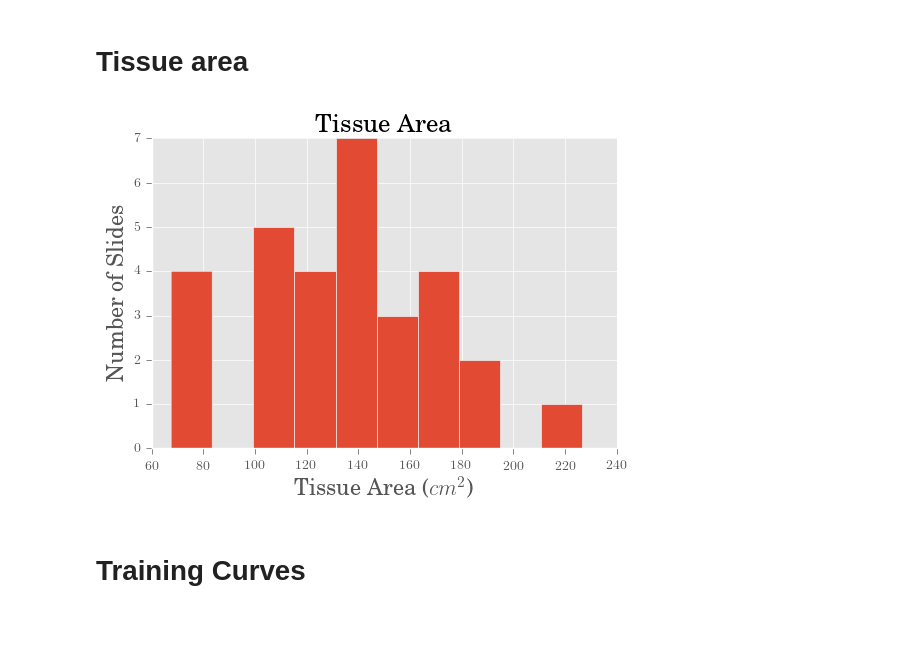
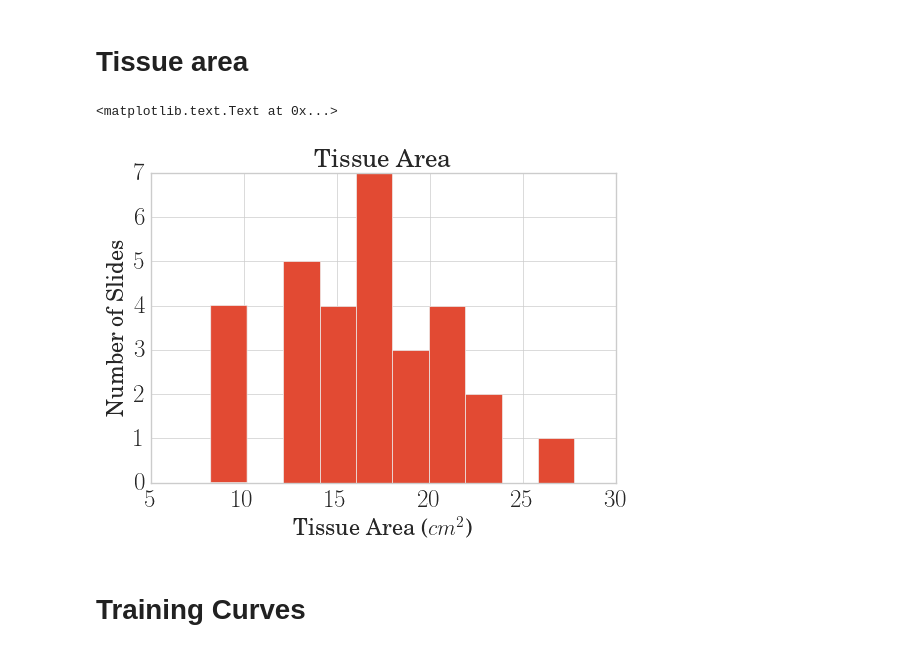
Before and after one commit to BioImageInformatics/histo_seg, a Jupyter notebook: notebooks/plot_logs.ipynb, the cells around one changed output. Drawn from its saved outputs; the diff is of its cells as text; code cells hidden in the pictures; blank space fills up the shorter version.

```diff
--- a/notebooks/plot_logs.ipynb
+++ b/notebooks/plot_logs.ipynb
@@ -9,53 +9,68 @@ import re
 
 import numpy as np
 
+# import seaborn as sns
+
 %matplotlib inline
 from matplotlib import pyplot as plt
 import matplotlib.lines as mlines
+import matplotlib.mlab as mlab
 
 from matplotlib import rc
-plt.style.use('ggplot')
+plt.style.use('seaborn-whitegrid')
 plt.rc('text', usetex=True)
 plt.rc('font', family='serif')
+# %%
+total_time_pattern = r'Processing (?P<slide_id>\d+) done in (?P<slide_time>\d+\.\d+)s'
+fps_pattern = r'(?P<n_tiles>\d+) Tiles preloaded in (?P<load_time>\d+\.\d{3})s CNN finished in (?P<cnn_time>\d+\.\d{3})s'
+# tissue_area_pattern = r'Found (?P<n_tiles>\d+) foreground candidates\nProcessing (?P<res>\d+)x'
+tissue_area_pattern = r'Processing (?P<res>\d+)x\n.+\nUsing (?P<n_tiles>\d+) tile coordinates'
+
+loss_pattern = r"Iteration (?P<iter_num>\d+),.+loss = (?P<loss_val>[+-]?(\d+(\.\d*)?|\.\d+)([eE][+-]?\d+)?)"
+train_iter_pattern = r"Iteration (?P<iter_num>\d+), lr ="
+train_loss_pattern = r"Train net output #\d: loss = (?P<accuracy>[+-]?(\d+(\.\d*)?|\.\d+)([eE][+-]?\d+)?)"
+test_pattern = [r"Iteration (?P<iter_num>\d+), Testing net",
+                r"Test net output #0: accuracy = (?P<accuracy>[+-]?(\d+(\.\d*)?|\.\d+)([eE][+-]?\d+)?)",]
 # %% [markdown]
 # Tissue area
 # %%
-process_log = '/Users/nathaning/Dropbox/projects/semantic_pca/log_performance/processing_logs/analysis_wsi_log.txt'
-title = 'FCN-8s +CRF'
+process_log = '/Users/nathaning/Dropbox/projects/semantic_pca/results/reports_logs/log_fcn8s.txt'
 saveto = '/Users/nathaning/Dropbox/_Papers/pca segmentation/Figs/inference_time'
 
-total_time_pattern = r'Processing (?P<slide_id>\d+) done in (?P<slide_time>\d+\.\d+)s'
-fps_pattern = r'(?P<n_tiles>\d+) Tiles preloaded in (?P<load_time>\d+\.\d{3})s CNN finished in (?P<cnn_time>\d+\.\d{3})s'
-# tissue_area_pattern = r'Found (?P<n_tiles>\d+) foreground candidates\nProcessing (?P<res>\d+)x'
-tissue_area_pattern = r'Processing (?P<res>\d+)x\nUsing (?P<n_tiles>\d+) tile coordinates'
-# total_time_pattern = r'Reconstructing'
 
 with open(process_log, 'r') as f:
     log = f.read()
 
 tissue_areas_10x = []
 tissue_areas_5x = []
 for r in re.findall(tissue_area_pattern, log):
     n_tiles = float(r[1])
     res = r[0]
     if res == '10':
         tissue_areas_10x.append(n_tiles)
 #     elif res == '5':
 #         tissue_areas_5x.append(n_tiles)
-tissue_area = [(256 * n_tiles)/1e4 for n_tiles in tissue_areas_10x]
+
+# Conversion to cm^2
+tissue_area = [(256 * n_tiles)/1e5 for n_tiles in tissue_areas_10x]
+
 fig, ax = plt.subplots(1,1)
-ax.hist(tissue_area)
-ax.spines['right'].set_visible(False)
-ax.spines['top'].set_visible(False)
-ax.yaxis.set_ticks_position('left')
-ax.xaxis.set_ticks_position('bottom')
+ax.tick_params(axis='both', which='major', labelsize=18)
+_, bins, _ = ax.hist(tissue_area)
+# ax.spines['right'].set_visible(False)
+# ax.spines['top'].set_visible(False)
+# ax.yaxis.set_ticks_position('left')
+# ax.xaxis.set_ticks_position('bottom')
 ax.set_xlabel('Tissue Area ($cm^2$)', size=16)
 ax.set_ylabel('Number of Slides', size=16)
 ax.set_title('Tissue Area', size=18)
-outpath = os.path.join(saveto, 'slide_areas.pdf')
-fig.savefig(outpath, bbox_inches='tight')
+
+
+# outpath = os.path.join(saveto, 'slide_areas.pdf')
+# fig.savefig(outpath, bbox_inches='tight')
 # %% [output]
+<matplotlib.text.Text at 0x...>
-[figure, old version]
+[figure, new version]
 # %% [markdown]
 # Training Curves
 # %%
```
Also changed, not shown: parts of 4 cells of this notebook, 2 other files.
